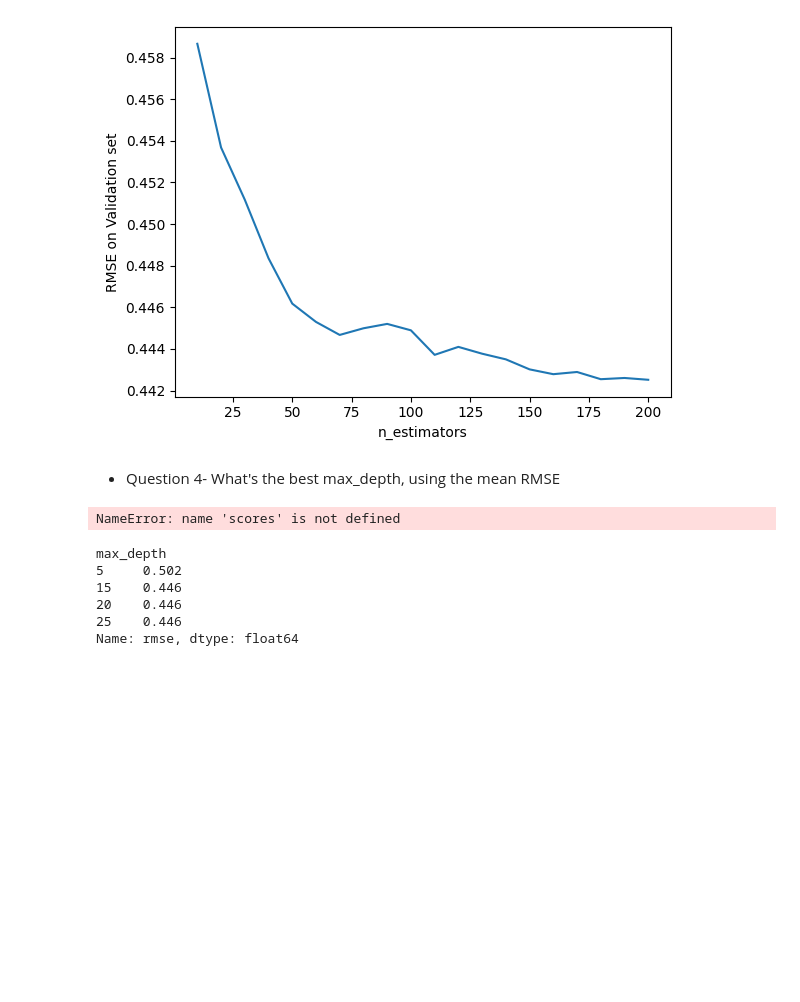
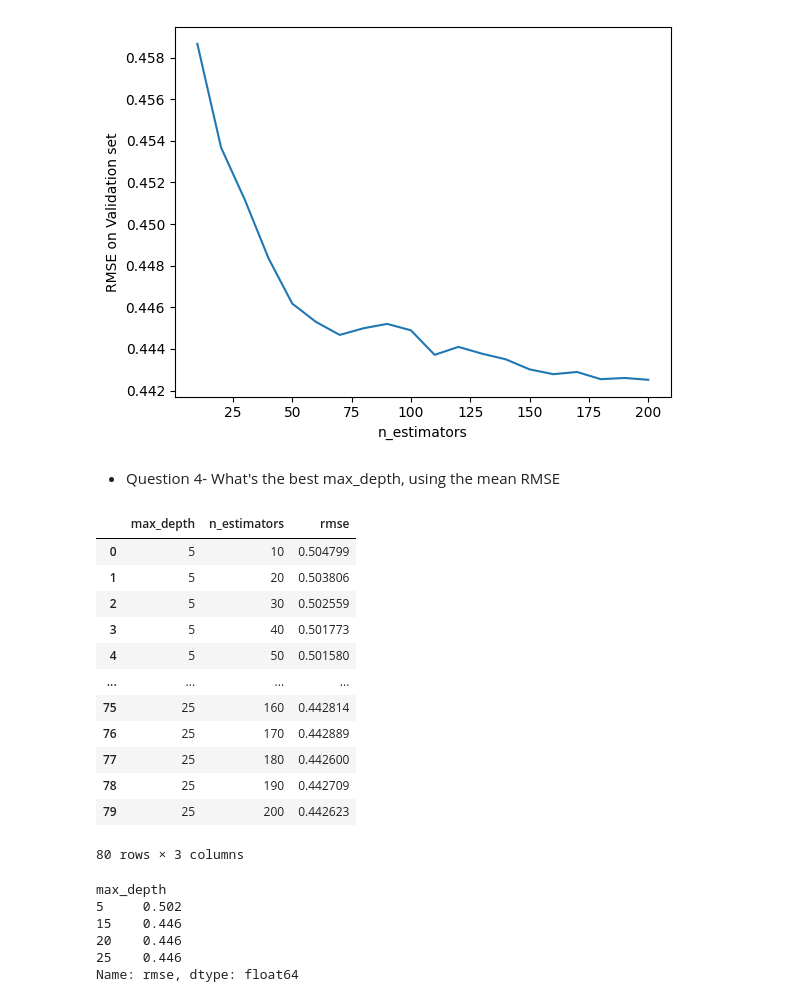
Before and after one commit to rajibulislam1/DataTalksClub, a Jupyter notebook: 2025/06-homework.ipynb, the cells around one changed output. Saved outputs shown, nothing was run; the diff lists cells and outputs as text; code cells hidden in the pictures; blank space fills up the shorter version.

```diff
--- a/2025/06-homework.ipynb
+++ b/2025/06-homework.ipynb
@@ -252,9 +252,21 @@ for d in [5, 15 , 20, 25]:
 # %%
-columns = ['max_depth', 'n_estimators', 'roc_auc']
+columns = ['max_depth', 'n_estimators', 'rmse']
 df_scores_d = pd.DataFrame(scores, columns = columns)
 df_scores_d
 # %% [output]
+|  | max_depth | n_estimators | rmse |
+| 0 | 5 | 10 | 0.504799 |
+| 1 | 5 | 20 | 0.503806 |
+| 2 | 5 | 30 | 0.502559 |
+| 3 | 5 | 40 | 0.501773 |
+| 4 | 5 | 50 | 0.501580 |
+| ... | ... | ... | ... |
+| 75 | 25 | 160 | 0.442814 |
+| 76 | 25 | 170 | 0.442889 |
+| 77 | 25 | 180 | 0.442600 |
+| 78 | 25 | 190 | 0.442709 |
+| 79 | 25 | 200 | 0.442623 |
-NameError: name 'scores' is not defined
+80 rows × 3 columns
 # %%
 # Calculate mean RMSE per max_depth
 mean_rmse_per_depth = df_scores_d.groupby("max_depth")["rmse"].mean()
```
Also changed, not shown: parts of 1 cell of this notebook, 1 other file.
